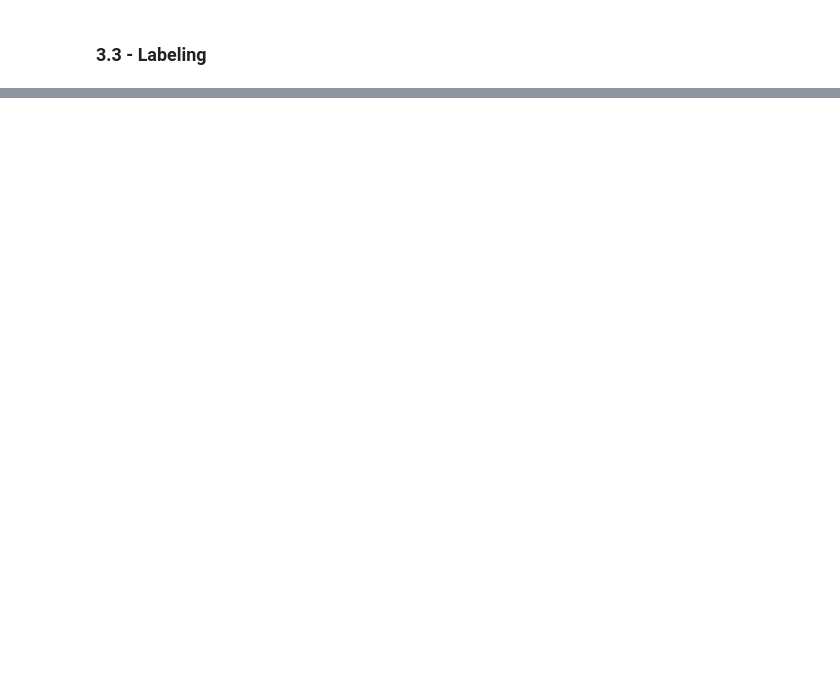
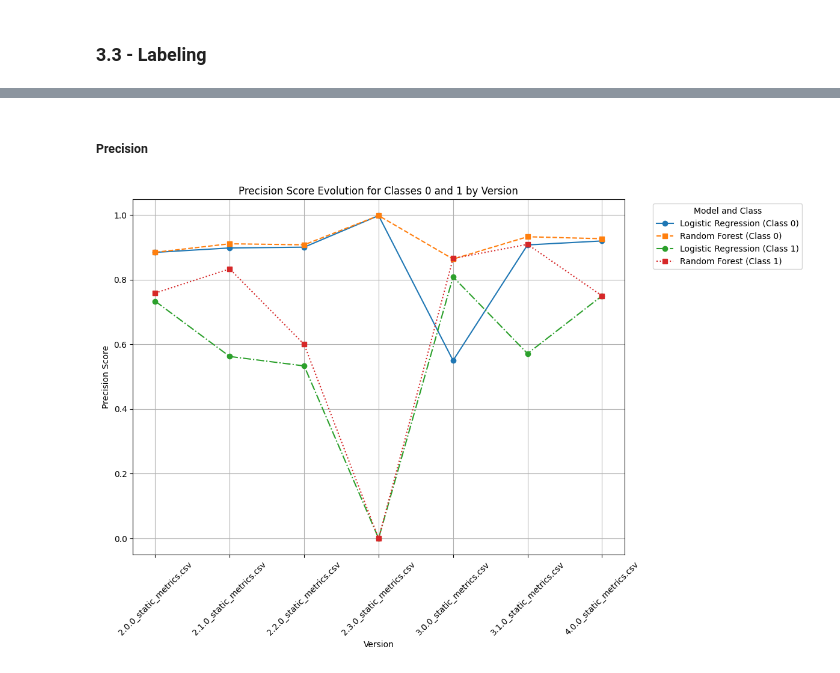
Before and after one commit to IamMoShi/MGL869-Lab-Hive, a Jupyter notebook: run.ipynb, the cells around one changed output, grey strips where cells are left out. Cells and saved outputs as stored; diff of their text form; code cells hidden in the pictures; blank space fills up the shorter version.

```diff
--- a/run.ipynb
+++ b/run.ipynb
@@ -325,0 +273,6 @@ The 2 models are compared by their AUC, precision, and recall. The **random fore
+# %% [markdown]
+##### Precision
+# %%
+plot_precision(y_test, y_pred_log, y_pred_rf)
+# %% [output]
+[figure, added]
```
Also changed, not shown: parts of 37 cells of this notebook, 7 other files.
